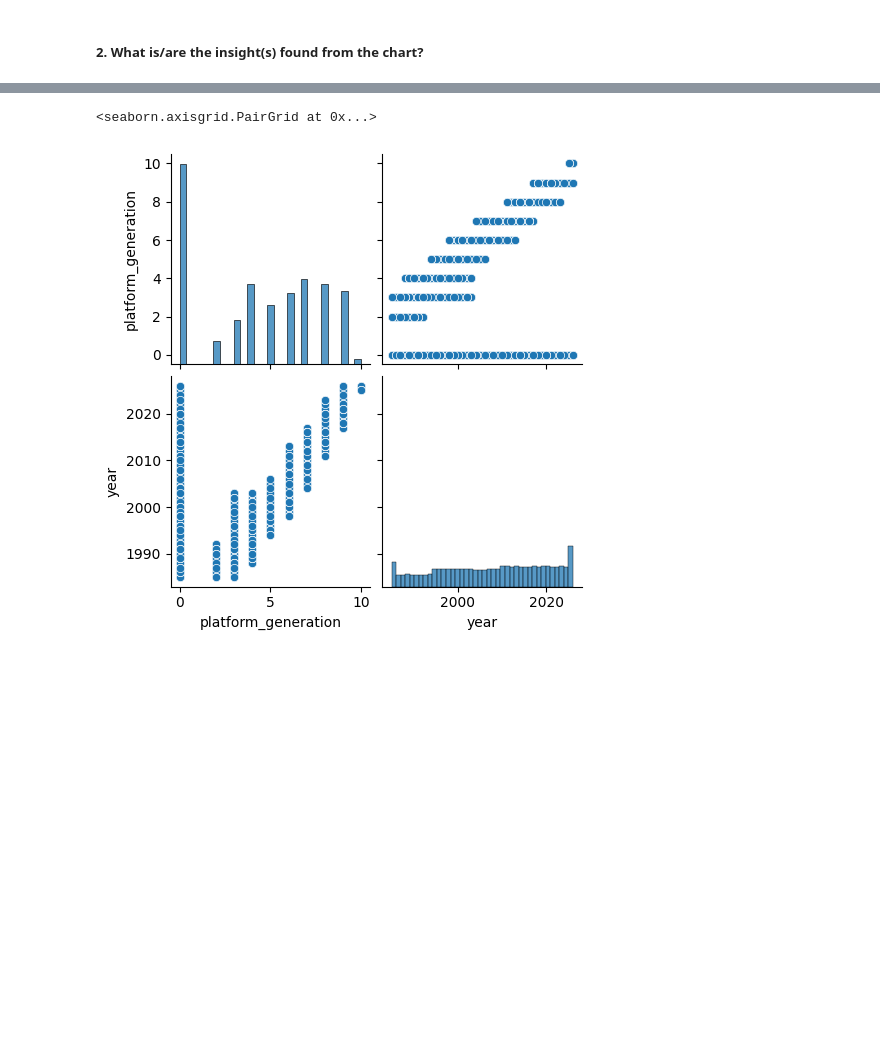
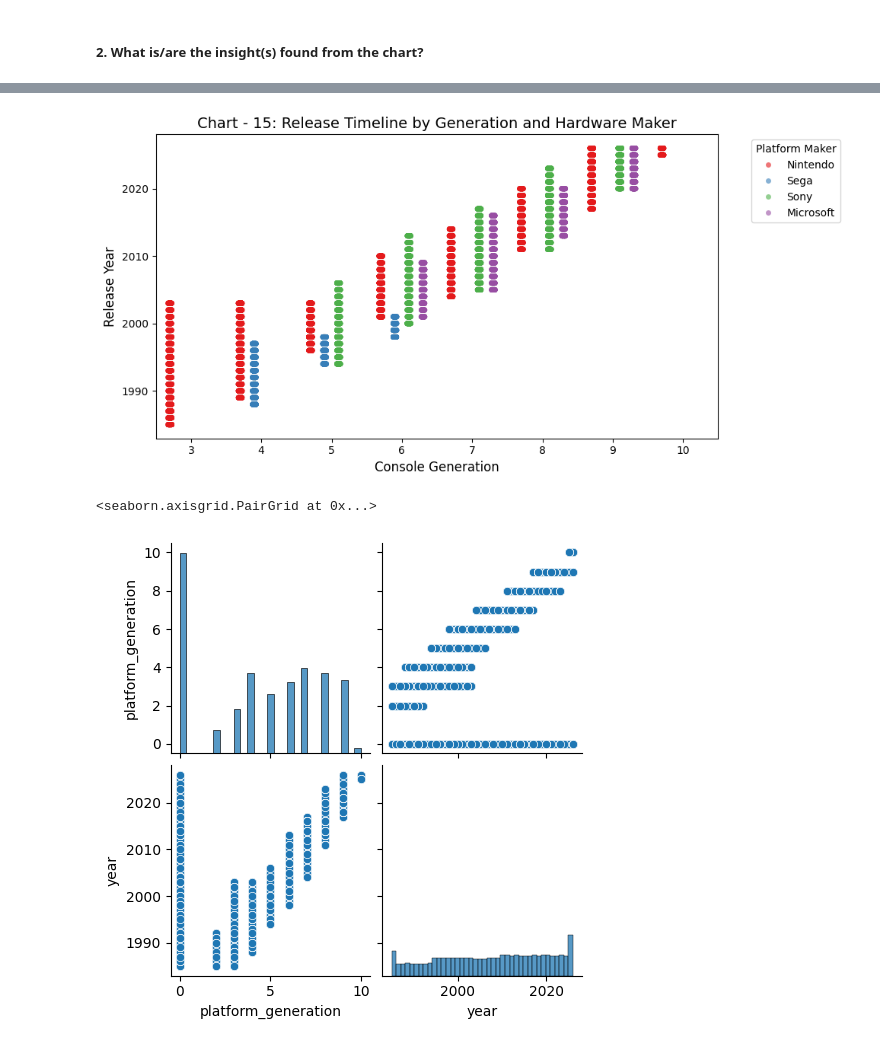
Before and after one commit to VishalChauhan85/Video-Game-Sales-EDA-Capstone, a Jupyter notebook: Video_Game_Sales_&_Metacritic_Intelligence_(Vishal_Chauhan).ipynb, the cells around one changed output, grey strips where cells are left out. Cells and saved outputs as stored; diff of their text form; code cells hidden in the pictures; blank space fills up the shorter version.

```diff
--- a/Video_Game_Sales_&_Metacritic_Intelligence_(Vishal_Chauhan).ipynb
+++ b/Video_Game_Sales_&_Metacritic_Intelligence_(Vishal_Chauhan).ipynb
@@ -621,3 +621,18 @@ Answer Here
+# %%
+plt.figure(figsize=(10, 5))
+valid_gens = df_clean[(df_clean['platform_generation'] > 0) & (df_clean['year'] <= 2026)].copy()
+top_4_makers = valid_gens['platform_maker'].value_counts().head(4).index
+multivariate_data = valid_gens[valid_gens['platform_maker'].isin(top_4_makers)]
+sns.stripplot(data=multivariate_data, x='platform_generation', y='year', hue='platform_maker',
+              palette='Set1', dodge=True, alpha=0.6, jitter=True)
+plt.title('Chart - 15: Release Timeline by Generation and Hardware Maker', fontsize=14)
+plt.xlabel('Console Generation', fontsize=12)
+plt.ylabel('Release Year', fontsize=12)
+plt.legend(title='Platform Maker', bbox_to_anchor=(1.05, 1), loc='upper left')
+plt.tight_layout()
+plt.show()
+# %% [output]
+[figure, added]
 # %%
 sns.pairplot(df)
 # %% [output]
```
Also changed, not shown: parts of 18 cells of this notebook.
